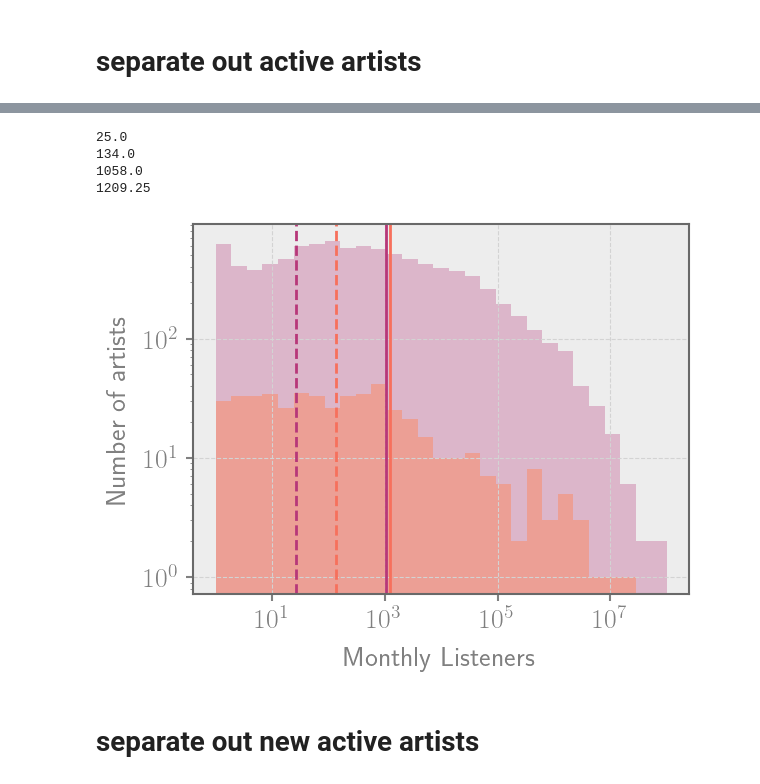
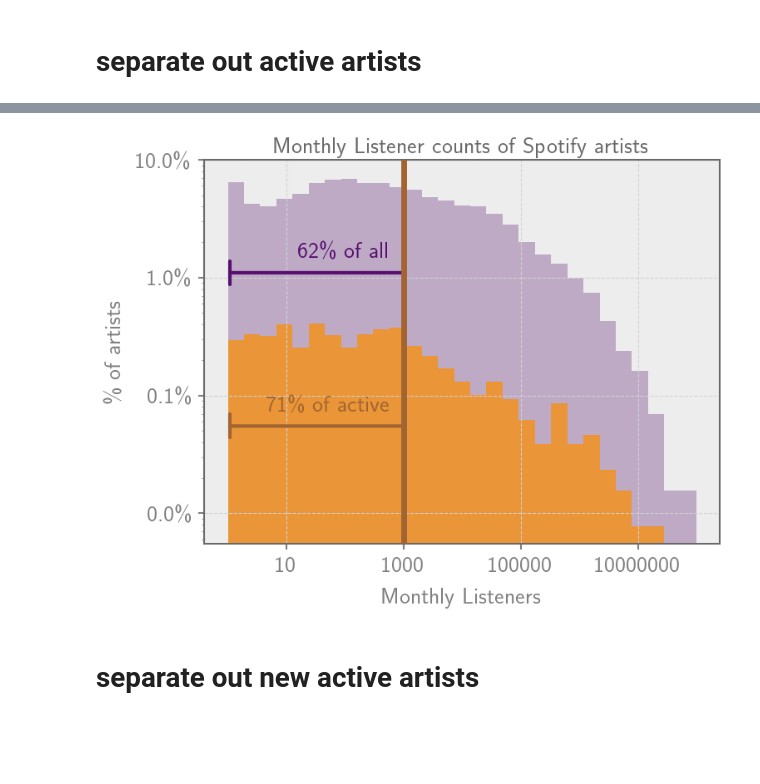
Before and after one commit to sjeffreson/serch, a Jupyter notebook: Total-Artists_vs_Featured-Artists.ipynb, the cells around one changed output, grey strips where cells are left out. Drawn from its saved outputs; the diff is of its cells as text; code cells hidden in the pictures; blank space fills up the shorter version.

```diff
--- a/Do_ArtistNames_analysis.ipynb
+++ b/Total-Artists_vs_Featured-Artists.ipynb
@@ -41,6 +77,7 @@ plt.show()
 # %% [markdown]
 # separate out active artists
 # %%
-active_artists = data.get_active_artists()
+active_artists = aih.get_active_artists(data)
+df_active = pd.Series(active_artists['monthly_listeners'])
 print(len(active_artists['monthly_listeners']))
 # %% [output]
@@ -48,31 +85,51 @@ print(len(active_artists['monthly_listeners']))
-# %%
-plt.hist(data.artist_info['monthly_listeners']+1,
-         bins=np.logspace(0., 8., 30),
-         alpha=0.3, lw=2, log=True, color=plt.cm.magma(0.5))
-plt.hist(active_artists['monthly_listeners']+1,
-         bins=np.logspace(0., 8., 30),
-         alpha=0.5, lw=2, log=True, color=plt.cm.magma(0.75))
-
-plt.axvline(np.median(data.artist_info['monthly_listeners']+1), color=plt.cm.magma(0.5), lw=2, ls='dashed')
-plt.axvline(np.quantile(data.artist_info['monthly_listeners']+1, 0.75), color=plt.cm.magma(0.5), lw=2, ls='-')
-plt.axvline(np.median(active_artists['monthly_listeners']+1), color=plt.cm.magma(0.7), lw=2, ls='dashed')
-plt.axvline(np.quantile(active_artists['monthly_listeners']+1, 0.75), color=plt.cm.magma(0.7), lw=2, ls='-')
-
-print(np.median(data.artist_info['monthly_listeners']))
-print(np.median(active_artists['monthly_listeners']))
-print(np.quantile(data.artist_info['monthly_listeners'], 0.75))
-print(np.quantile(active_artists['monthly_listeners'], 0.75))
-
-plt.xscale('log')
-plt.xlabel(r'Monthly Listeners')
-plt.ylabel(r'Number of artists')
-plt.show()
-# %% [output]
-25.0
-134.0
-1058.0
-1209.25
-[figure, removed]
+# %%
+plt.figure(figsize=(8, 6))
+
+# plot data
+weights = np.ones_like(df) / len(data['monthly_listeners'])
+plt.hist(df+1, bins=np.logspace(0., 8., 30), weights=weights,
+         alpha=0.3, lw=2, log=True, color=plt.cm.inferno(0.25))
+weights = np.ones_like(df_active) / len(data['monthly_listeners'])
+plt.hist(df_active+1,
+         bins=np.logspace(0., 8., 30), weights=weights,
+         alpha=0.75, lw=2, log=True, color=plt.cm.inferno(0.75))
+
+# percentile rank below 1000, all
+percentage_below = ((df < 1000.).mean() * 100).round().astype(int)
+plt.annotate(f'{percentage_below}\% of all', xy=(600., 0.02), xytext=(600., 0.02),
+             va='top', ha='right', color=plt.cm.inferno(0.25))
+plt.annotate('',
+    xy=(1., 0.011),  # End point of the arrow (where the arrow points to)
+    xytext=(1000., 0.011),  # Start point of the text (and the arrow's tail)
+    arrowprops=dict(arrowstyle="|-|,widthA=0.,widthB=0.5", facecolor=plt.cm.inferno(0.25), edgecolor=plt.cm.inferno(0.25), lw=3),
+)
+
+# percentile rank below 1000, active
+plt.axvline(1000., color="#A26531", lw=5, zorder=5)
+percentage_below = ((df_active < 1000.).mean() * 100).round().astype(int)
+plt.annotate(f'{percentage_below}\% of active', xy=(600., 0.001), xytext=(600., 0.001),
+             va='top', ha='right', color="#A26531")
+plt.annotate('',
+    xy=(1., 0.00055),  # End point of the arrow (where the arrow points to)
+    xytext=(1000., 0.00055),  # Start point of the text (and the arrow's tail)
+    arrowprops=dict(arrowstyle="|-|,widthA=0.,widthB=0.5", facecolor="#A26531", edgecolor="#A26531", lw=3),
+)
+
+plt.xscale('log')
+plt.gca().yaxis.set_major_formatter(ticker.FuncFormatter(percent_formatter))
+plt.gca().xaxis.set_major_formatter(ticker.FuncFormatter(log_format))
+
+plt.title(r'Monthly Listener counts of Spotify artists', color='dimgrey')
+plt.xlabel(r'Monthly Listeners')
+plt.ylabel(r'\% of artists')
+plt.ylim([plt.gca().get_ylim()[0], 0.1])
+
+plt.savefig("/n/holystore01/LABS/itc_lab/Users/sjeffreson/serch/figs/total_active_dstbn.png",
+            format='png', bbox_inches='tight', dpi=96)
+
+plt.show()
+# %% [output]
+[figure, added]
 # %% [markdown]
 # separate out new active artists
 # %%
```
Also changed, not shown: parts of 10 cells of this notebook, 13 other files.
